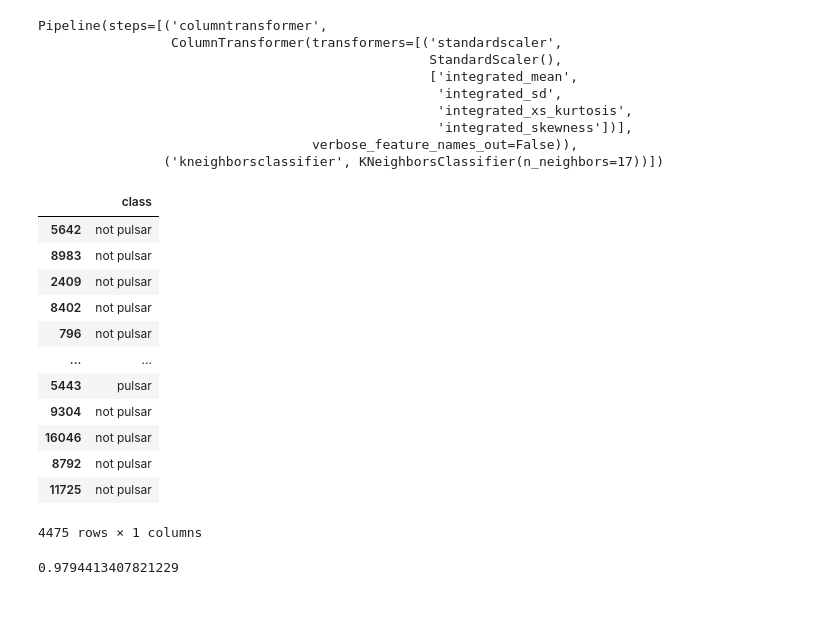
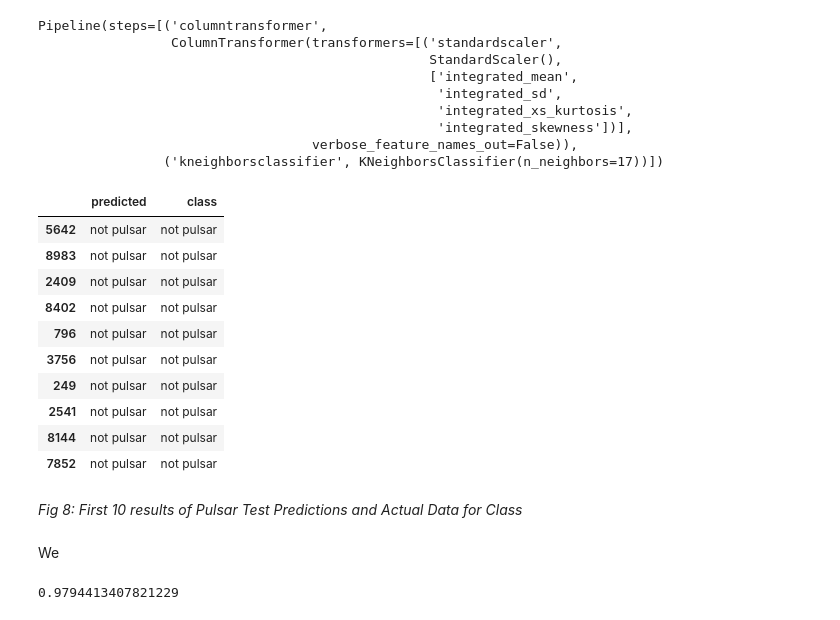
Before and after one commit to remerrof/group_project, a Jupyter notebook: project_report.ipynb, the cells around one changed output. Cells and saved outputs as stored; diff of their text form; code cells hidden in the pictures.

```diff
--- a/project_report.ipynb
+++ b/project_report.ipynb
@@ -239,22 +235,24 @@ Pipeline(steps=[('columntransformer',
 # %%
 pulsar_test_predictions = pulsar_test.assign(
  predicted = pulsar_fit2.predict(pulsar_test[["integrated_mean", "integrated_sd", "integrated_xs_kurtosis", "integrated_skewness"]])
 )
-pulsar_test_predictions[['class']]
+pulsar_test_predictions[['predicted','class']].head(10)
 # %% [output]
-|  | class |
-| 5642 | not pulsar |
-| 8983 | not pulsar |
-| 2409 | not pulsar |
-| 8402 | not pulsar |
-| 796 | not pulsar |
-| ... | ... |
-| 5443 | pulsar |
-| 9304 | not pulsar |
-| 16046 | not pulsar |
-| 8792 | not pulsar |
-| 11725 | not pulsar |
+|  | predicted | class |
+| 5642 | not pulsar | not pulsar |
+| 8983 | not pulsar | not pulsar |
+| 2409 | not pulsar | not pulsar |
+| 8402 | not pulsar | not pulsar |
+| 796 | not pulsar | not pulsar |
+| 3756 | not pulsar | not pulsar |
+| 249 | not pulsar | not pulsar |
+| 2541 | not pulsar | not pulsar |
+| 8144 | not pulsar | not pulsar |
+| 7852 | not pulsar | not pulsar |
-4475 rows × 1 columns
+# %% [markdown]
+*Fig 8: First 10 results of Pulsar Test Predictions and Actual Data for Class*
+# %% [markdown]
+We
 # %%
 pulsar_acc_1 = pulsar_fit2.score(
     pulsar_test[["integrated_mean", "integrated_sd", "integrated_xs_kurtosis", "integrated_skewness"]],
```
Also changed, not shown: parts of 6 cells of this notebook.
